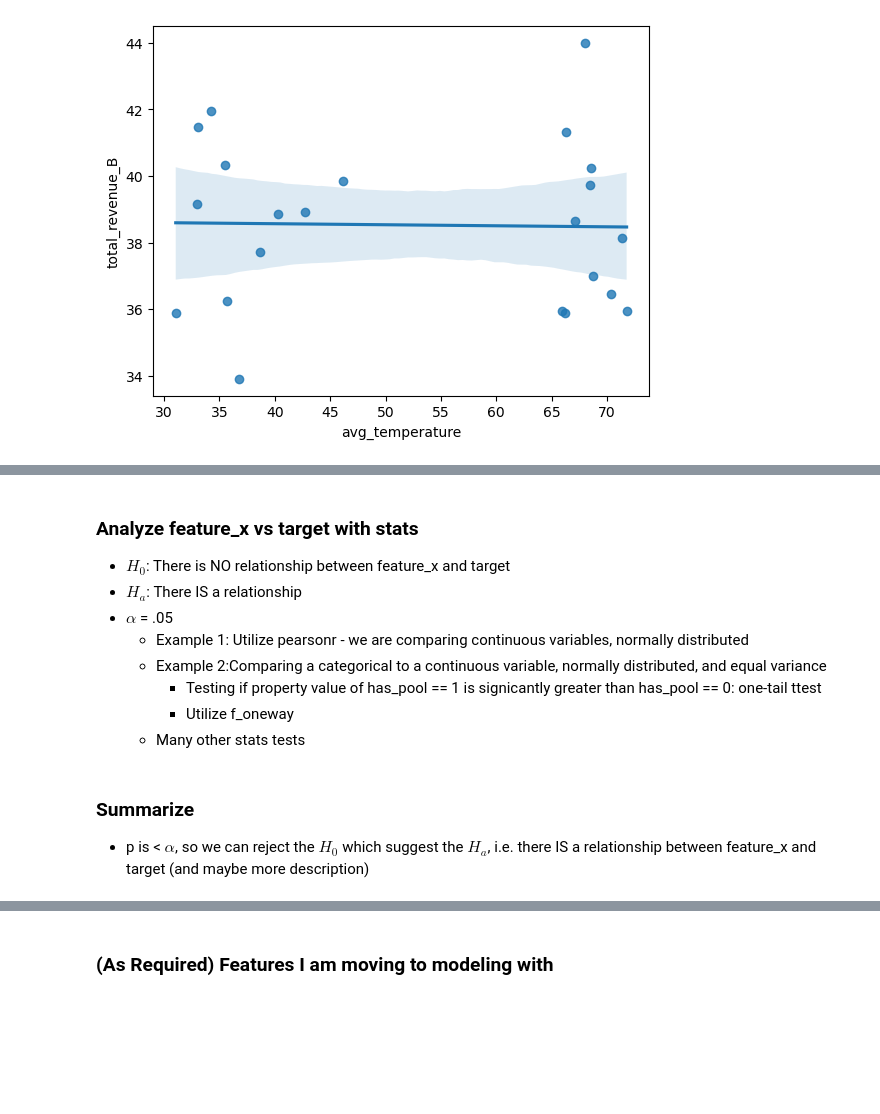
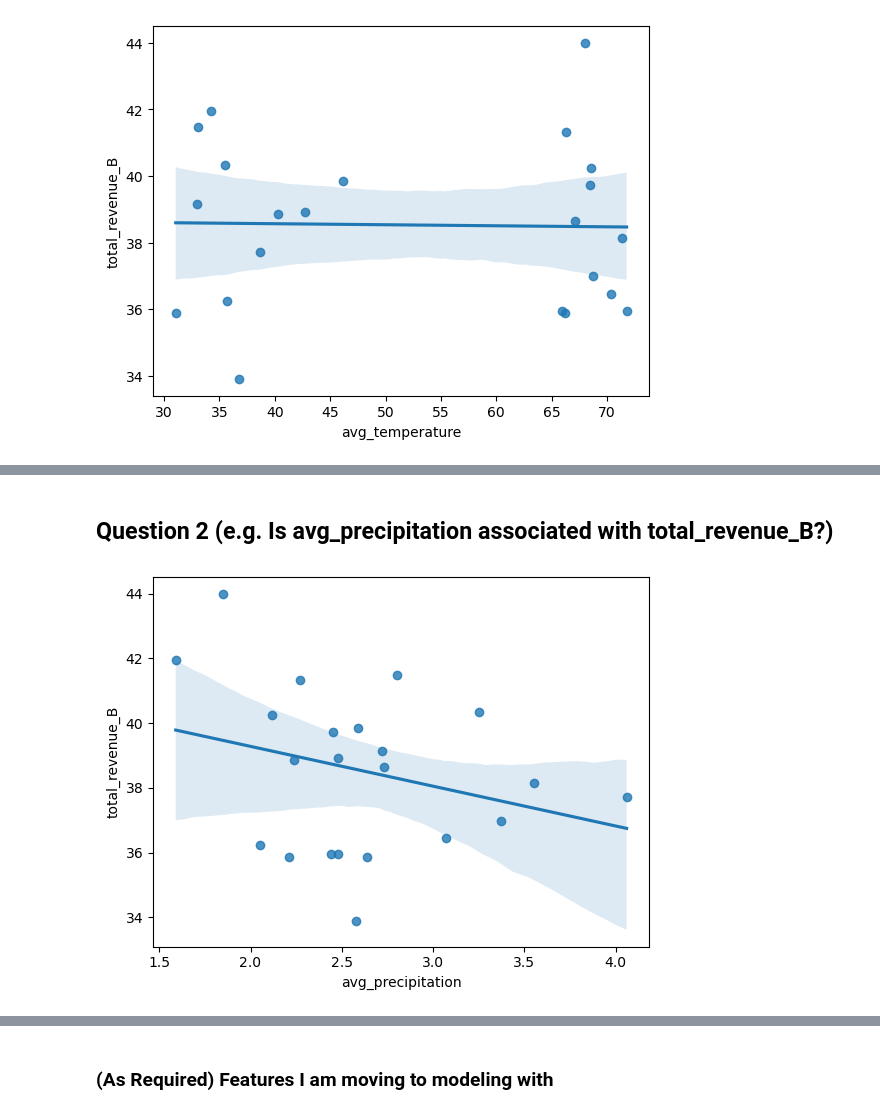
Before and after one commit to Project-Apollo-Forecast/Project-Apollo, a Jupyter notebook: corey_explore.ipynb, the cells around one changed output, grey strips where cells are left out. Drawn from its saved outputs; the diff is of its cells as text; code cells hidden in the pictures; blank space fills up the shorter version.

```diff
--- a/corey_explore.ipynb
+++ b/corey_explore.ipynb
@@ -240,10 +183,0 @@ stat, p
-# %% [markdown]
-### Analyze feature_x vs target with stats
-- $H_0$: There is NO relationship between feature_x and target
-- $H_a$: There IS a relationship
-- $\alpha$ = .05
-    - Example 1: Utilize pearsonr - we are comparing continuous variables, normally distributed
-    - Example 2:Comparing a categorical to a continuous variable, normally distributed, and equal variance
-        - Testing if property value of has_pool == 1 is signicantly greater than has_pool == 0:  one-tail ttest
-        - Utilize f_oneway
-    - Many other stats tests
@@ -253,3 +184,8 @@ stat, p
-# %% [markdown]
-### Summarize
-- p is < $\alpha$, so we can reject the $H_0$ which suggest the $H_a$, i.e. there IS a relationship between feature_x and target (and maybe more description)
+# %% [markdown]
+## Question 2 (e.g. Is avg_precipitation associated with total_revenue_B?)
+# %%
+# Visualize Example: # get a regplot of avg_precipitation vs total_revenue_B on train
+sns.regplot(data=train, x='avg_precipitation', y='total_revenue_B')
+plt.show()
+# %% [output]
+[figure, added]
```
Also changed, not shown: parts of 59 cells of this notebook, 5 other files.
